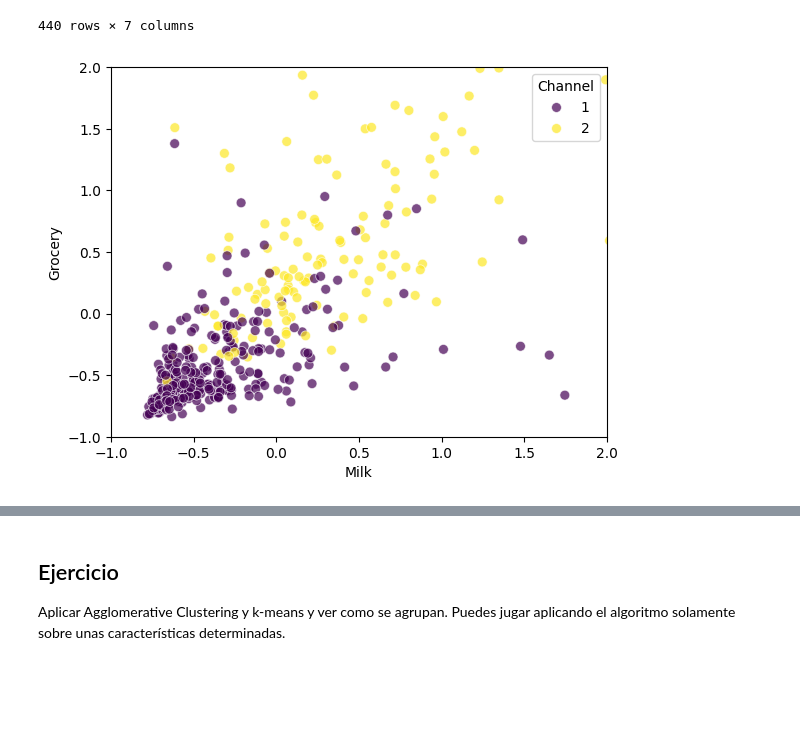
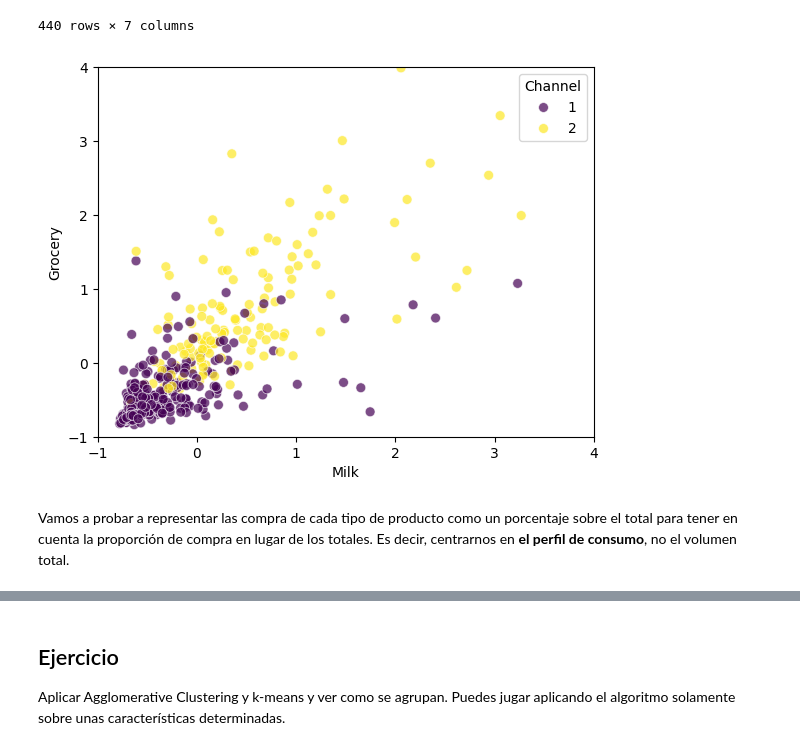
Before and after one commit to arturober/Ejemplos-IA-2025, a Jupyter notebook: K Means/Ejemplo_5_Dataset_Productos_Mayorista.ipynb, the cells around one changed output, grey strips where cells are left out. Drawn from its saved outputs; the diff is of its cells as text; code cells hidden in the pictures; blank space fills up the shorter version.

```diff
--- a/K Means/Ejemplo_5_Dataset_Productos_Mayorista.ipynb
+++ b/K Means/Ejemplo_5_Dataset_Productos_Mayorista.ipynb
@@ -59,8 +70,10 @@ datos_normalizados_pd
 | 439 | -0.729307 | -0.555924 | -0.573227 | -0.620094 | -0.504888 | -0.522869 | 1 |
 440 rows × 7 columns
 # %%
-plt.xlim(-1, 2), plt.ylim(-1, 2)
+plt.xlim(-1, 4), plt.ylim(-1, 4)
 ax = sns.scatterplot(data=datos_normalizados_pd, x='Milk', y='Grocery', hue='Channel', palette='viridis', s=50, alpha=0.7)
 plt.show()
 # %% [output]
-[figure, old version]
+[figure, new version]
+# %% [markdown]
+Vamos a probar a representar las compra de cada tipo de producto como un porcentaje sobre el total para tener en cuenta la proporción de compra en lugar de los totales. Es decir, centrarnos en **el perfil de consumo**, no el volumen total.
```
Also changed, not shown: parts of 14 cells of this notebook, 1 other file.
